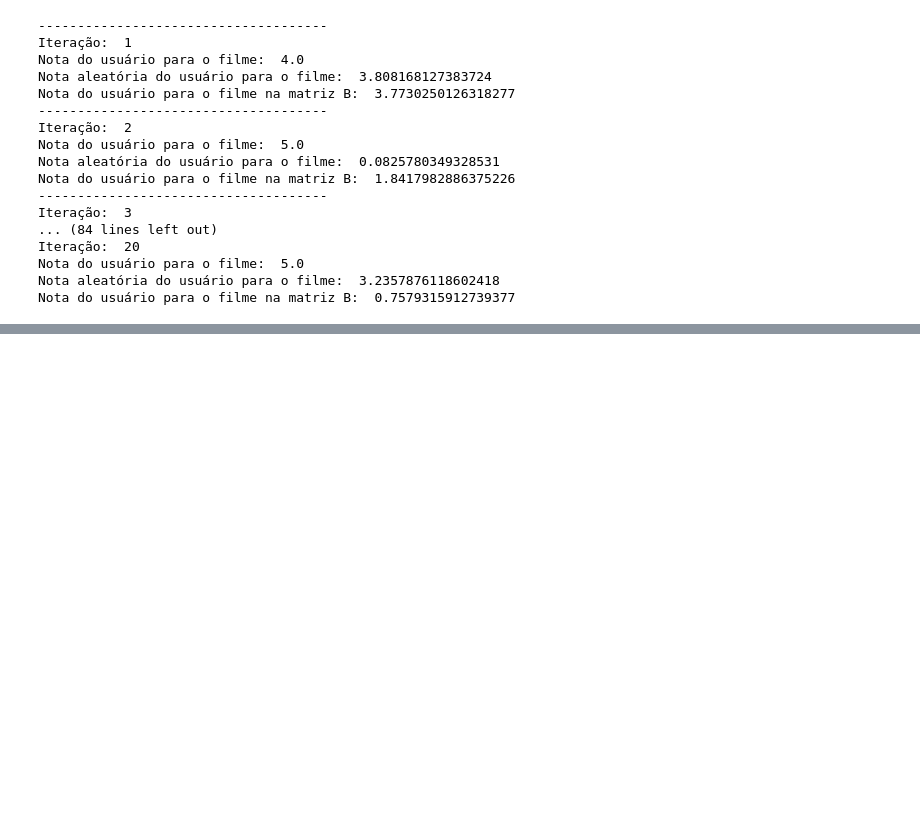
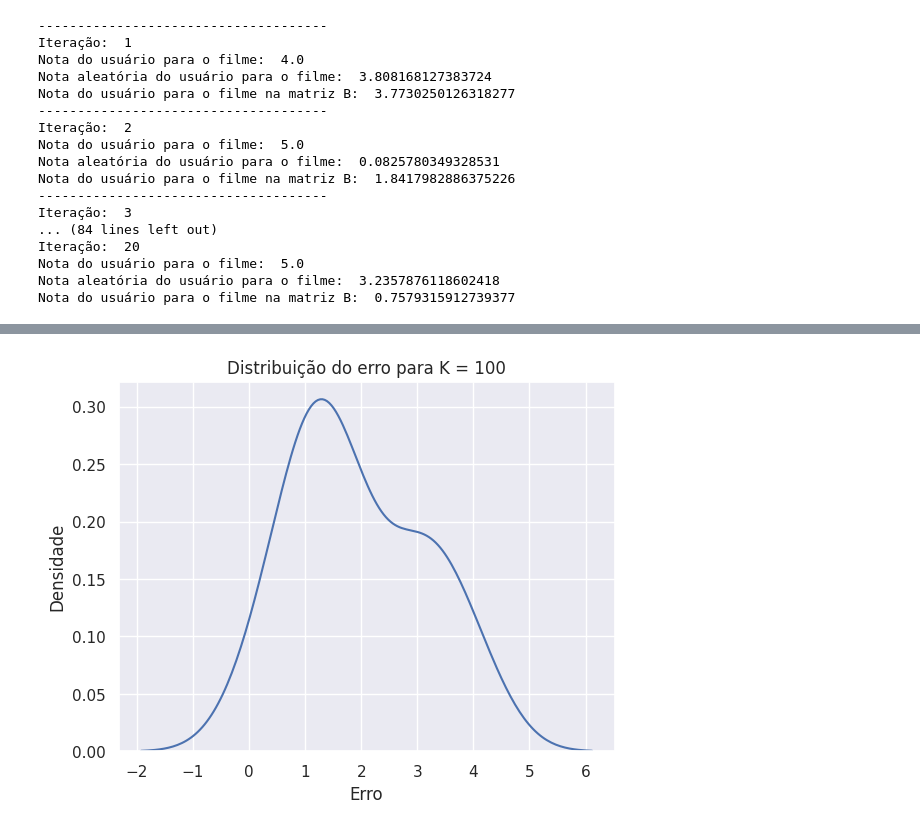
Before and after one commit to EduardoMVAz/Alpha-Netflix-Challenge, a Jupyter notebook: testes.ipynb, the cells around one changed output, grey strips where cells are left out. Drawn from its saved outputs; the diff is of its cells as text; code cells hidden in the pictures; blank space fills up the shorter version.

```diff
--- a/testes.ipynb
+++ b/testes.ipynb
@@ -256,0 +346,8 @@ Nota do usuário para o filme na matriz B:  0.7579315912739377
+# %%
+sns.distplot(K100['erro'], hist=False, label='K = 100')
+plt.ylabel('Densidade')
+plt.xlabel('Erro')
+plt.title('Distribuição do erro para K = 100')
+plt.show()
+# %% [output]
+[figure, added]
```
Also changed, not shown: parts of 15 cells of this notebook, 1 other file.
